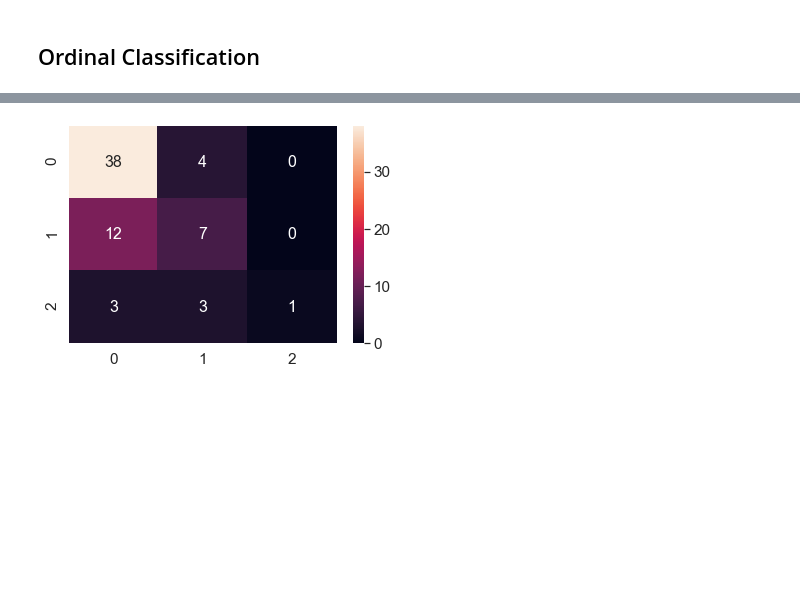
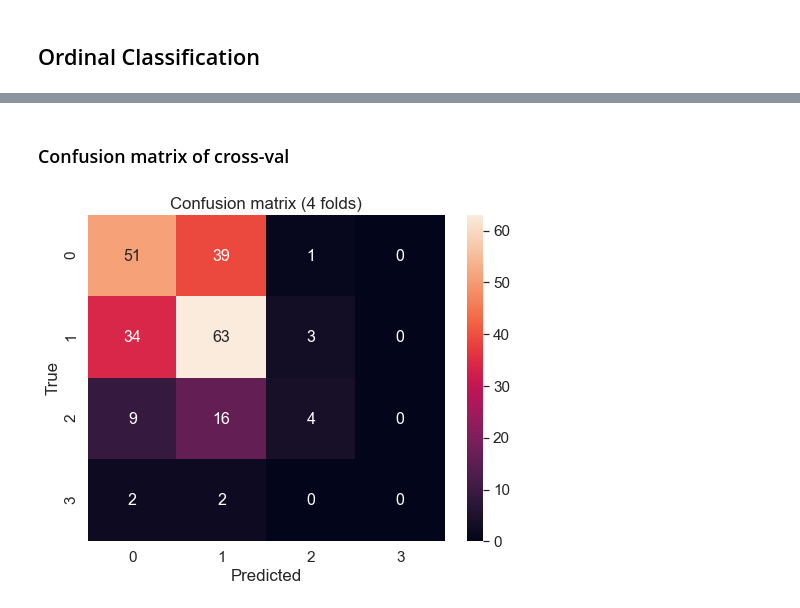
Before and after one commit to Projet-Fil-Rouge-AFPA/filrouge, a Jupyter notebook: Notebook_Vincent.ipynb, the cells around one changed output, grey strips where cells are left out. Cells and saved outputs as stored; diff of their text form; code cells hidden in the pictures; blank space fills up the shorter version.

```diff
--- a/Notebook_Vincent.ipynb
+++ b/Notebook_Vincent.ipynb
@@ -96,2 +106,11 @@ x_train, x_test, y_train, y_test = train_test_split(x, y, test_size=0.3, random_
 # %% [markdown]
 ## Ordinal Classification
+# %%
+x = df.drop(['video_name','stress_global','stress','diapo','type_candidat'],axis=1)
+#Replace string values
+x.sexe = x.sexe.replace('H',0)
+x.sexe = x.sexe.replace('F',1)
+y = df[['stress']]
+
+#Split
+x_train, x_test, y_train, y_test = train_test_split(x, y, test_size=0.3, random_state = 42)
@@ -127,12 +148,0 @@ plt.show()
-# %%
-y_train = y_train.values.ravel()
-y_test = y_test.values.ravel()
-
-model = RandomForestClassifier(random_state = 42)
-model.fit(x_train,y_train)
-y_pred = model.predict(x_test)
-
-from sklearn.metrics import mean_squared_error
-rmse = mean_squared_error(y_pred,y_test,squared=False)
-print('RMSE = ',rmse)
-print("F1 score = ", f1_score(y_test, y_pred, average='weighted'))
@@ -141,0 +149,12 @@ F1 score =  0.638391265597148
+# %%
+x = df.drop(['video_name','stress_global','stress','diapo','type_candidat'],axis=1)
+#Replace string values
+x.sexe = x.sexe.replace('H',0)
+x.sexe = x.sexe.replace('F',1)
+y = df[['stress']]
+y = y.values.squeeze()
+
+#Split
+#x_train, x_test, y_train, y_test = train_test_split(x, y, test_size=0.3, random_state = 42)
+# %%
+x = x.drop(AUC,axis=1)
@@ -142,9 +211,13 @@ F1 score =  0.638391265597148
+# %% [markdown]
+### Confusion matrix of cross-val
 # %%
-cm = confusion_matrix(y_test, y_pred)
-df_cm = pd.DataFrame(cm, range(3), range(3))
-#plt.figure(figsize=(10,7))
+df_cm = pd.DataFrame(sum_of_conf_matrix_arrays, range(4), range(4))
+plt.figure(figsize=(8,6))
 sns.set(font_scale=1.4) # for label size
 sns.heatmap(df_cm, annot=True, annot_kws={"size": 16}) # font size
+plt.title('Confusion matrix ('+str(n_splits)+' folds)')
+plt.xlabel('Predicted')
+plt.ylabel('True')
 plt.show()
 # %% [output]
-[figure, old version]
+[figure, new version]
```
Also changed, not shown: parts of 23 cells of this notebook, 3 other files.
